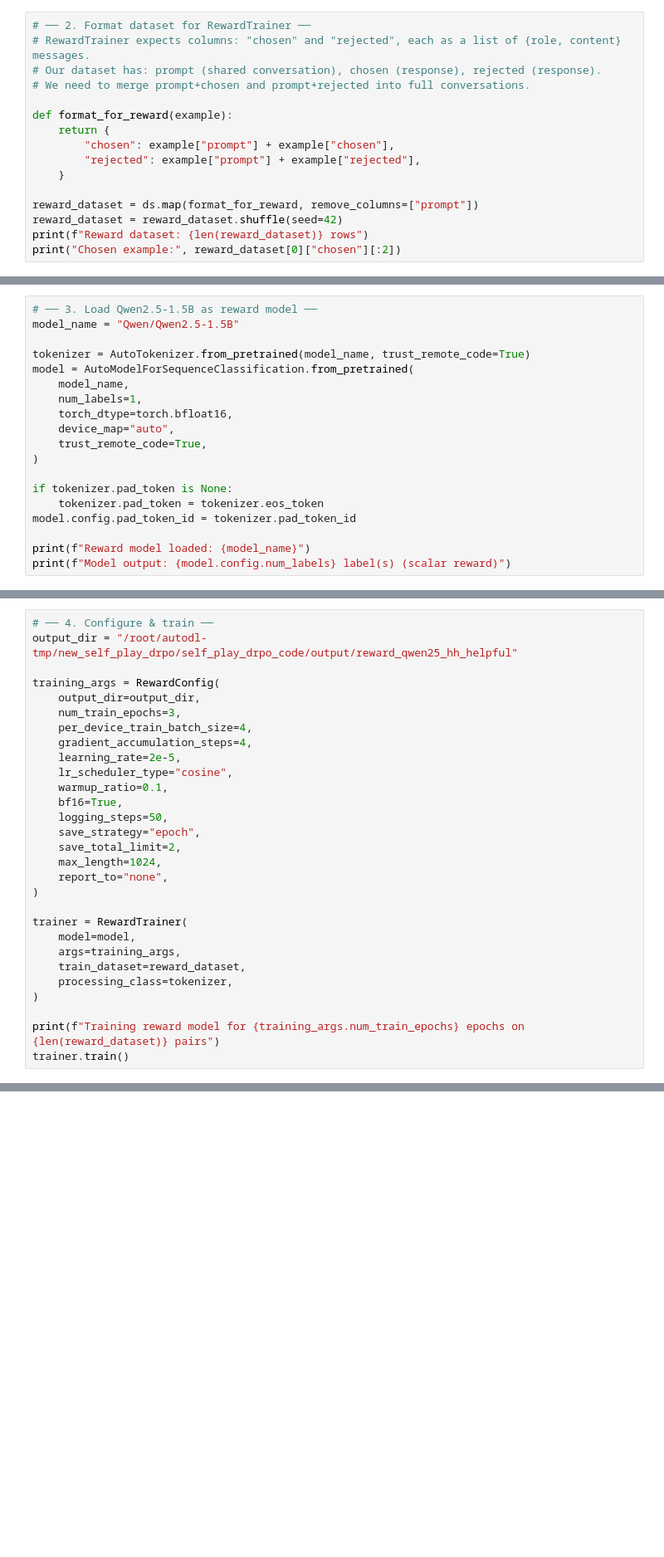
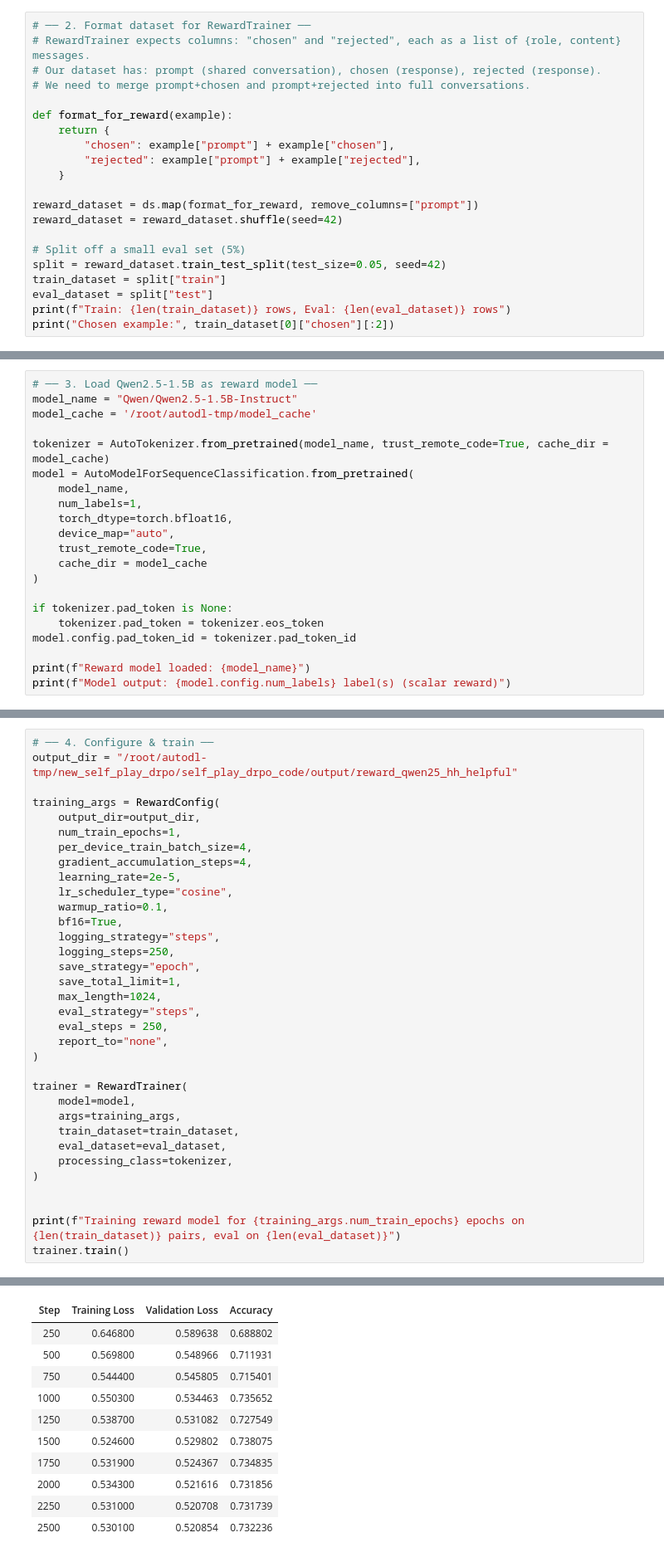
Before and after one commit to OOooAugust/new_self_play_drpo, a Jupyter notebook: self_play_drpo_code/reward_training_codes/hh_reward_model.ipynb, the cells around one changed output, grey strips where cells are left out. Shown at 83% size. Saved outputs shown, nothing was run; the diff lists cells and outputs as text; blank space fills up the shorter version.

```diff
--- a/self_play_drpo_code/reward_training_codes/hh_reward_model.ipynb
+++ b/self_play_drpo_code/reward_training_codes/hh_reward_model.ipynb
@@ -34,6 +34,11 @@ def format_for_reward(example):
 
 reward_dataset = ds.map(format_for_reward, remove_columns=["prompt"])
 reward_dataset = reward_dataset.shuffle(seed=42)
-print(f"Reward dataset: {len(reward_dataset)} rows")
-print("Chosen example:", reward_dataset[0]["chosen"][:2])
+
+# Split off a small eval set (5%)
+split = reward_dataset.train_test_split(test_size=0.05, seed=42)
+train_dataset = split["train"]
+eval_dataset = split["test"]
+print(f"Train: {len(train_dataset)} rows, Eval: {len(eval_dataset)} rows")
+print("Chosen example:", train_dataset[0]["chosen"][:2])
 # %% [output]
@@ -61,15 +66,17 @@ reward_dataset[0]
    'role': 'assistant'}]}
 # %%
 # ── 3. Load Qwen2.5-1.5B as reward model ──
-model_name = "Qwen/Qwen2.5-1.5B"
+model_name = "Qwen/Qwen2.5-1.5B-Instruct"
+model_cache = '/root/autodl-tmp/model_cache'
 
-tokenizer = AutoTokenizer.from_pretrained(model_name, trust_remote_code=True)
+tokenizer = AutoTokenizer.from_pretrained(model_name, trust_remote_code=True, cache_dir = model_cache)
 model = AutoModelForSequenceClassification.from_pretrained(
     model_name,
     num_labels=1,
     torch_dtype=torch.bfloat16,
     device_map="auto",
     trust_remote_code=True,
+    cache_dir = model_cache
 )
 
 if tokenizer.pad_token is None:
@@ -90,27 +97,32 @@ output_dir = "/root/autodl-tmp/new_self_play_drpo/self_play_drpo_code/output/rew
 
 training_args = RewardConfig(
     output_dir=output_dir,
-    num_train_epochs=3,
+    num_train_epochs=1,
     per_device_train_batch_size=4,
     gradient_accumulation_steps=4,
     learning_rate=2e-5,
     lr_scheduler_type="cosine",
     warmup_ratio=0.1,
     bf16=True,
-    logging_steps=50,
+    logging_strategy="steps",
+    logging_steps=250,
     save_strategy="epoch",
-    save_total_limit=2,
+    save_total_limit=1,
     max_length=1024,
+    eval_strategy="steps",
+    eval_steps = 250,
     report_to="none",
 )
 
 trainer = RewardTrainer(
     model=model,
     args=training_args,
-    train_dataset=reward_dataset,
+    train_dataset=train_dataset,
+    eval_dataset=eval_dataset,
     processing_class=tokenizer,
 )
 
-print(f"Training reward model for {training_args.num_train_epochs} epochs on {len(reward_dataset)} pairs")
+
+print(f"Training reward model for {training_args.num_train_epochs} epochs on {len(train_dataset)} pairs, eval on {len(eval_dataset)}")
 trainer.train()
 # %% [output]
@@ -122,0 +135,11 @@ OutOfMemoryError: CUDA out of memory. Tried to allocate 12.00 MiB. GPU 0 has a t
+| Step | Training Loss | Validation Loss | Accuracy |
+| 250 | 0.646800 | 0.589638 | 0.688802 |
+| 500 | 0.569800 | 0.548966 | 0.711931 |
+| 750 | 0.544400 | 0.545805 | 0.715401 |
+| 1000 | 0.550300 | 0.534463 | 0.735652 |
+| 1250 | 0.538700 | 0.531082 | 0.727549 |
+| 1500 | 0.524600 | 0.529802 | 0.738075 |
+| 1750 | 0.531900 | 0.524367 | 0.734835 |
+| 2000 | 0.534300 | 0.521616 | 0.731856 |
+| 2250 | 0.531000 | 0.520708 | 0.731739 |
+| 2500 | 0.530100 | 0.520854 | 0.732236 |
```
Also changed, not shown: parts of 6 cells of this notebook, 2 other files.
